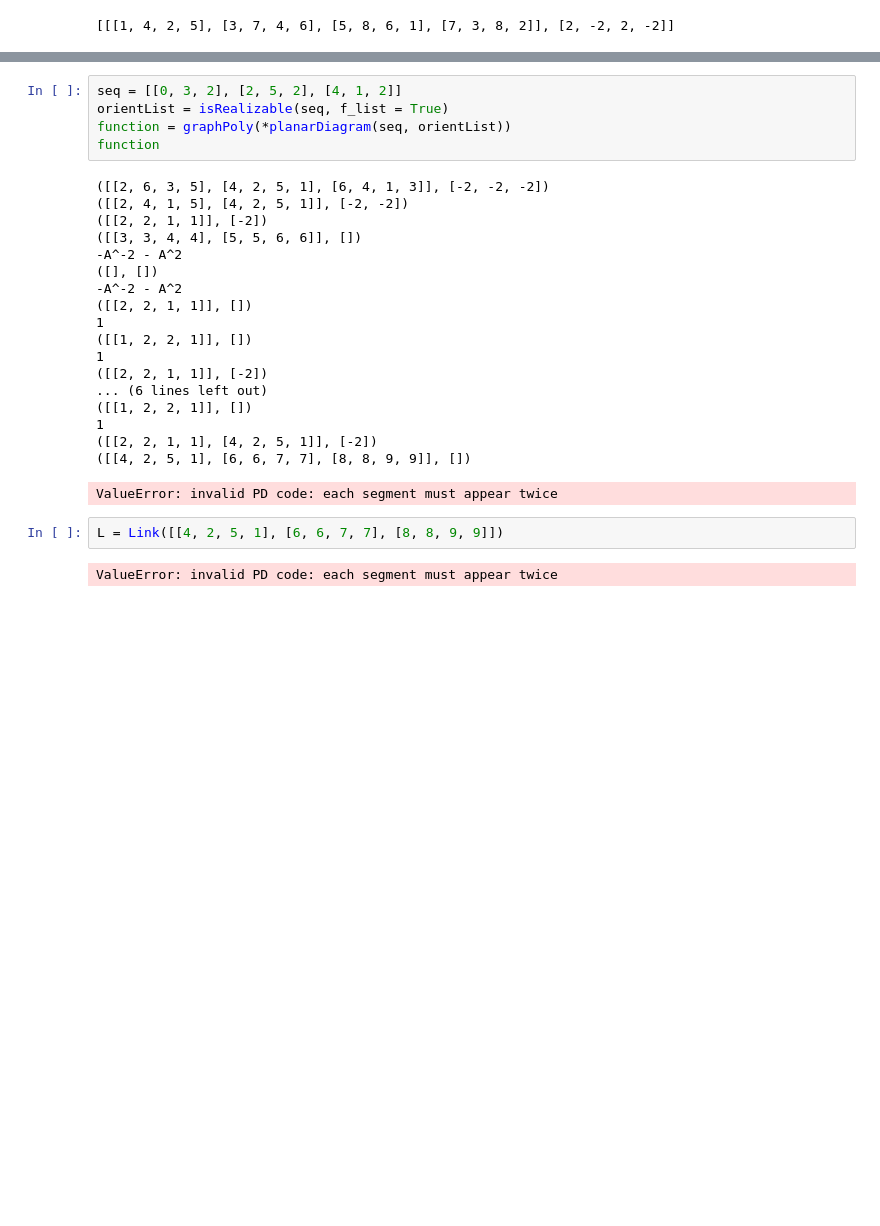
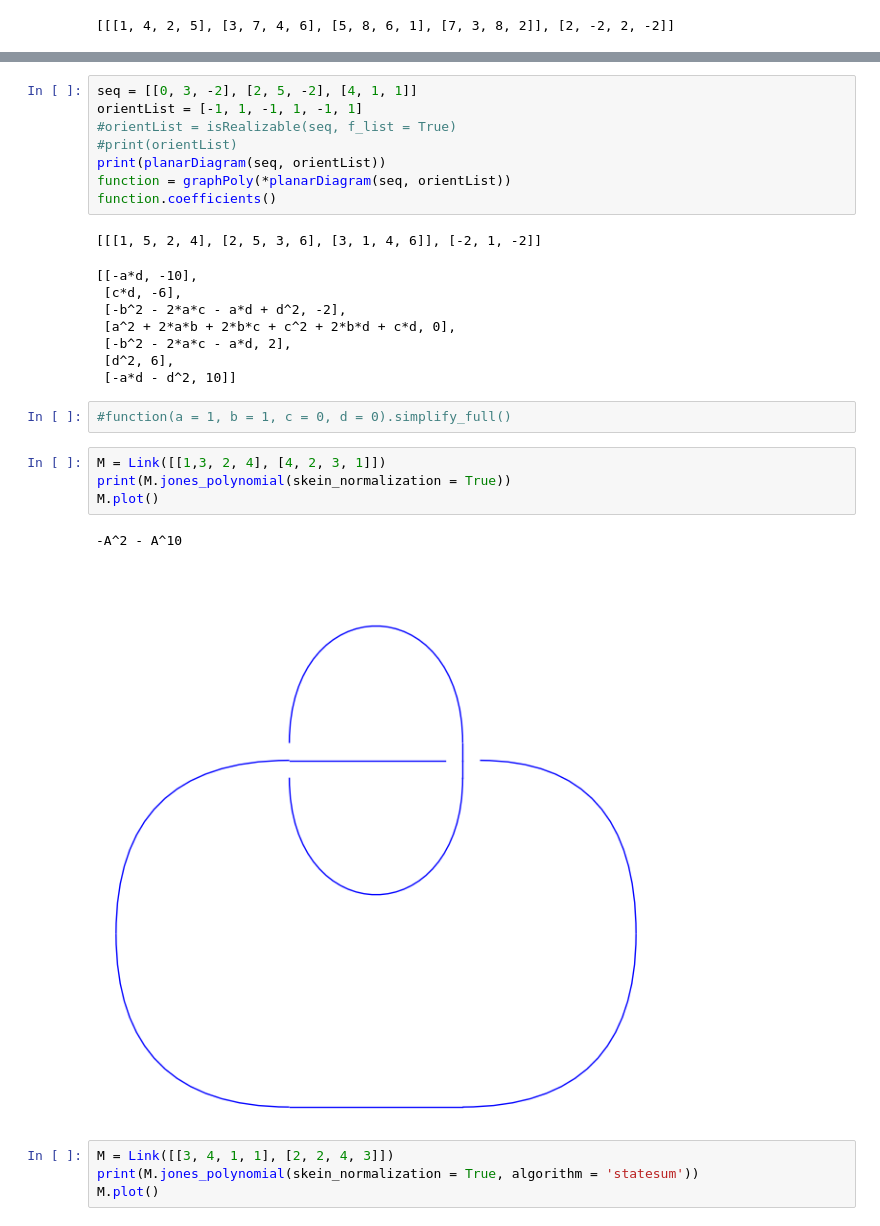
Before and after one commit to dcartin/graph-poly, a Jupyter notebook: Graph polynomial finder.ipynb, the cells around one changed output, grey strips where cells are left out. Cells and saved outputs as stored; diff of their text form; blank space fills up the shorter version.

```diff
--- a/Graph polynomial finder.ipynb
+++ b/Graph polynomial finder.ipynb
@@ -304,28 +462,30 @@ def graphPoly(pd_list, type_list):
 # %%
-seq = [[0, 3, 2], [2, 5, 2], [4, 1, 2]]
-orientList = isRealizable(seq, f_list = True)
+seq = [[0, 3, -2], [2, 5, -2], [4, 1, 1]]
+orientList = [-1, 1, -1, 1, -1, 1]
+#orientList = isRealizable(seq, f_list = True)
+#print(orientList)
+print(planarDiagram(seq, orientList))
 function = graphPoly(*planarDiagram(seq, orientList))
-function
+function.coefficients()
 # %% [output]
-([[2, 6, 3, 5], [4, 2, 5, 1], [6, 4, 1, 3]], [-2, -2, -2])
-([[2, 4, 1, 5], [4, 2, 5, 1]], [-2, -2])
-([[2, 2, 1, 1]], [-2])
-([[3, 3, 4, 4], [5, 5, 6, 6]], [])
--A^-2 - A^2
-([], [])
--A^-2 - A^2
-([[2, 2, 1, 1]], [])
-1
-([[1, 2, 2, 1]], [])
-1
-([[2, 2, 1, 1]], [-2])
-... (6 lines left out)
-([[1, 2, 2, 1]], [])
-1
-([[2, 2, 1, 1], [4, 2, 5, 1]], [-2])
-([[4, 2, 5, 1], [6, 6, 7, 7], [8, 8, 9, 9]], [])
+[[[1, 5, 2, 4], [2, 5, 3, 6], [3, 1, 4, 6]], [-2, 1, -2]]
-ValueError: invalid PD code: each segment must appear twice
+[[-a*d, -10],
+ [c*d, -6],
+ [-b^2 - 2*a*c - a*d + d^2, -2],
+ [a^2 + 2*a*b + 2*b*c + c^2 + 2*b*d + c*d, 0],
+ [-b^2 - 2*a*c - a*d, 2],
+ [d^2, 6],
+ [-a*d - d^2, 10]]
-# %%
-L = Link([[4, 2, 5, 1], [6, 6, 7, 7], [8, 8, 9, 9]])
-# %% [output]
-ValueError: invalid PD code: each segment must appear twice
+# %%
+#function(a = 1, b = 1, c = 0, d = 0).simplify_full()
+# %%
+M = Link([[1,3, 2, 4], [4, 2, 3, 1]])
+print(M.jones_polynomial(skein_normalization = True))
+M.plot()
+# %% [output]
+-A^2 - A^10
+[figure, added]
+# %%
+M = Link([[3, 4, 1, 1], [2, 2, 4, 3]])
+print(M.jones_polynomial(skein_normalization = True, algorithm = 'statesum'))
+M.plot()
```
Also changed, not shown: parts of 36 cells of this notebook.
